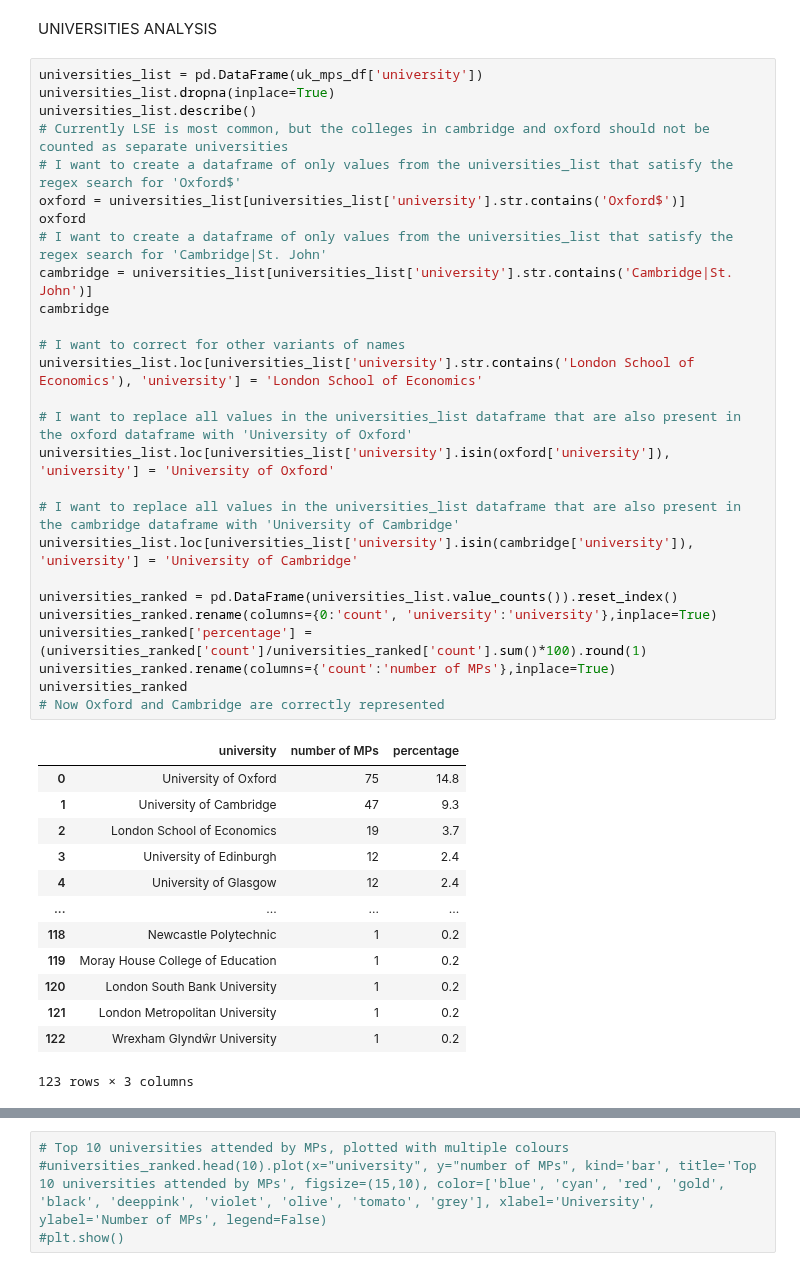
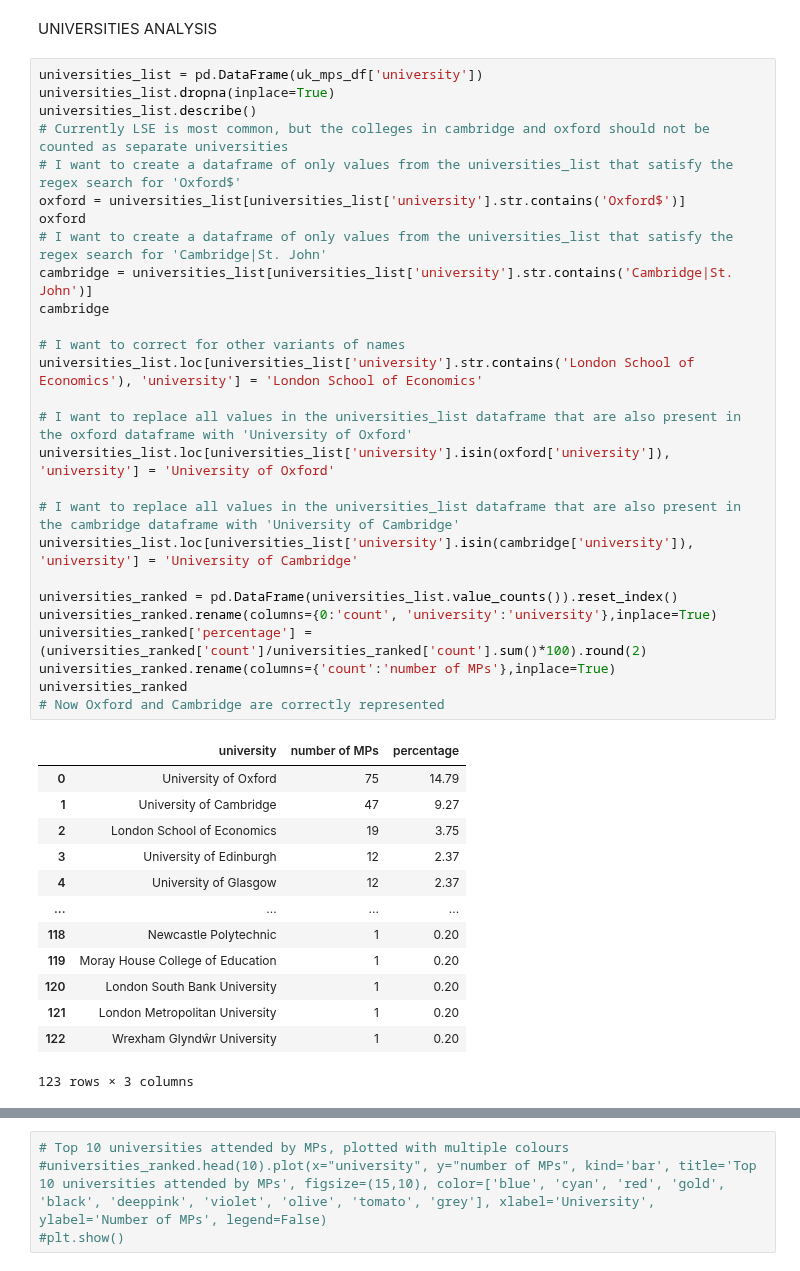
Before and after one commit to OjasSB/DS105, a Jupyter notebook: notebooks/UK.ipynb, the cells around one changed output, grey strips where cells are left out. Cells and saved outputs as stored; diff of their text form.

```diff
--- a/notebooks/UK.ipynb
+++ b/notebooks/UK.ipynb
@@ -378,43 +374,43 @@ UNIVERSITIES ANALYSIS
 # %%
 universities_list = pd.DataFrame(uk_mps_df['university'])
 universities_list.dropna(inplace=True)
 universities_list.describe()
 # Currently LSE is most common, but the colleges in cambridge and oxford should not be counted as separate universities
 # I want to create a dataframe of only values from the universities_list that satisfy the regex search for 'Oxford$'
 oxford = universities_list[universities_list['university'].str.contains('Oxford$')]
 oxford
 # I want to create a dataframe of only values from the universities_list that satisfy the regex search for 'Cambridge|St. John'
 cambridge = universities_list[universities_list['university'].str.contains('Cambridge|St. John')]
 cambridge
 
 # I want to correct for other variants of names
 universities_list.loc[universities_list['university'].str.contains('London School of Economics'), 'university'] = 'London School of Economics'
 
 # I want to replace all values in the universities_list dataframe that are also present in the oxford dataframe with 'University of Oxford'
 universities_list.loc[universities_list['university'].isin(oxford['university']), 'university'] = 'University of Oxford'
 
 # I want to replace all values in the universities_list dataframe that are also present in the cambridge dataframe with 'University of Cambridge'
 universities_list.loc[universities_list['university'].isin(cambridge['university']), 'university'] = 'University of Cambridge'
 
 universities_ranked = pd.DataFrame(universities_list.value_counts()).reset_index()
 universities_ranked.rename(columns={0:'count', 'university':'university'},inplace=True)
-universities_ranked['percentage'] = (universities_ranked['count']/universities_ranked['count'].sum()*100).round(1)
+universities_ranked['percentage'] = (universities_ranked['count']/universities_ranked['count'].sum()*100).round(2)
 universities_ranked.rename(columns={'count':'number of MPs'},inplace=True)
 universities_ranked
 # Now Oxford and Cambridge are correctly represented
 # %% [output]
 |  | university | number of MPs | percentage |
-| 0 | University of Oxford | 75 | 14.8 |
-| 1 | University of Cambridge | 47 | 9.3 |
-| 2 | London School of Economics | 19 | 3.7 |
-| 3 | University of Edinburgh | 12 | 2.4 |
-| 4 | University of Glasgow | 12 | 2.4 |
+| 0 | University of Oxford | 75 | 14.79 |
+| 1 | University of Cambridge | 47 | 9.27 |
+| 2 | London School of Economics | 19 | 3.75 |
+| 3 | University of Edinburgh | 12 | 2.37 |
+| 4 | University of Glasgow | 12 | 2.37 |
 | ... | ... | ... | ... |
-| 118 | Newcastle Polytechnic | 1 | 0.2 |
-| 119 | Moray House College of Education | 1 | 0.2 |
-| 120 | London South Bank University | 1 | 0.2 |
-| 121 | London Metropolitan University | 1 | 0.2 |
-| 122 | Wrexham Glyndŵr University | 1 | 0.2 |
+| 118 | Newcastle Polytechnic | 1 | 0.20 |
+| 119 | Moray House College of Education | 1 | 0.20 |
+| 120 | London South Bank University | 1 | 0.20 |
+| 121 | London Metropolitan University | 1 | 0.20 |
+| 122 | Wrexham Glyndŵr University | 1 | 0.20 |
 123 rows × 3 columns
 # %%
 # Top 10 universities attended by MPs, plotted with multiple colours
```
Also changed, not shown: parts of 11 cells of this notebook, 8 other files.
